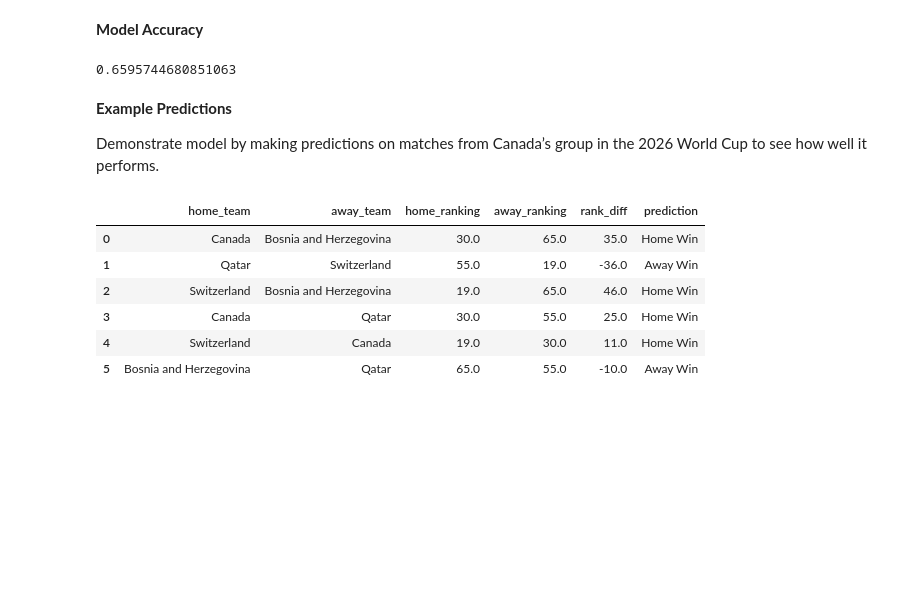
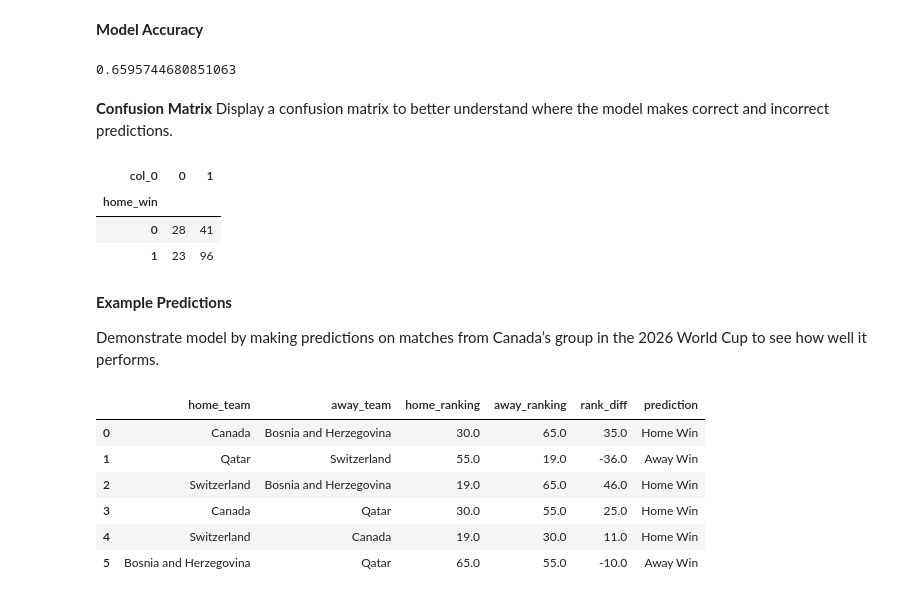
Before and after one commit to sayebm/Group_Project, a Jupyter notebook: ProjectFinalVersionUpdated.ipynb, the cells around one changed output. Saved outputs shown, nothing was run; the diff lists cells and outputs as text; code cells hidden in the pictures; blank space fills up the shorter version.

```diff
--- a/ProjectFinalVersionUpdated.ipynb
+++ b/ProjectFinalVersionUpdated.ipynb
@@ -602,6 +659,17 @@ accuracy = accuracy_score(y_test, y_pred)
 accuracy
 # %% [output]
 0.6595744680851063
+# %% [markdown]
+**Confusion Matrix**
+Display a confusion matrix to better understand where the model makes correct and incorrect predictions.
+# %%
+conf_mat = confusion_matrix(y_test, y_pred)
+pd.crosstab(y_test, y_pred)
+# %% [output]
+| col_0 | 0 | 1 |
+| home_win |  |  |
+| 0 | 28 | 41 |
+| 1 | 23 | 96 |
 # %% [markdown]
 **Example Predictions**
 
```
Also changed, not shown: parts of 8 cells of this notebook.
